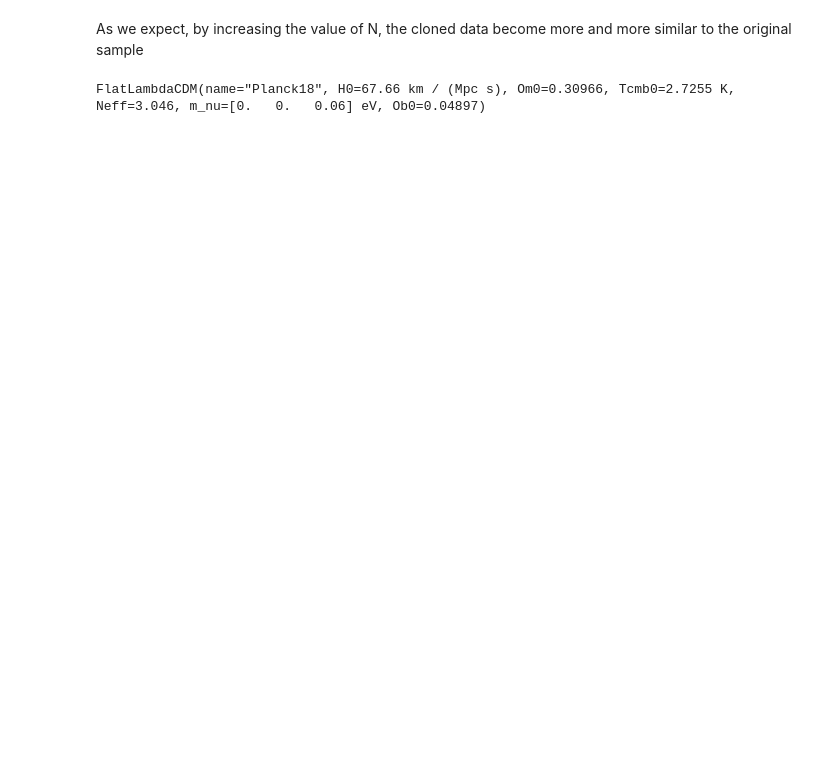
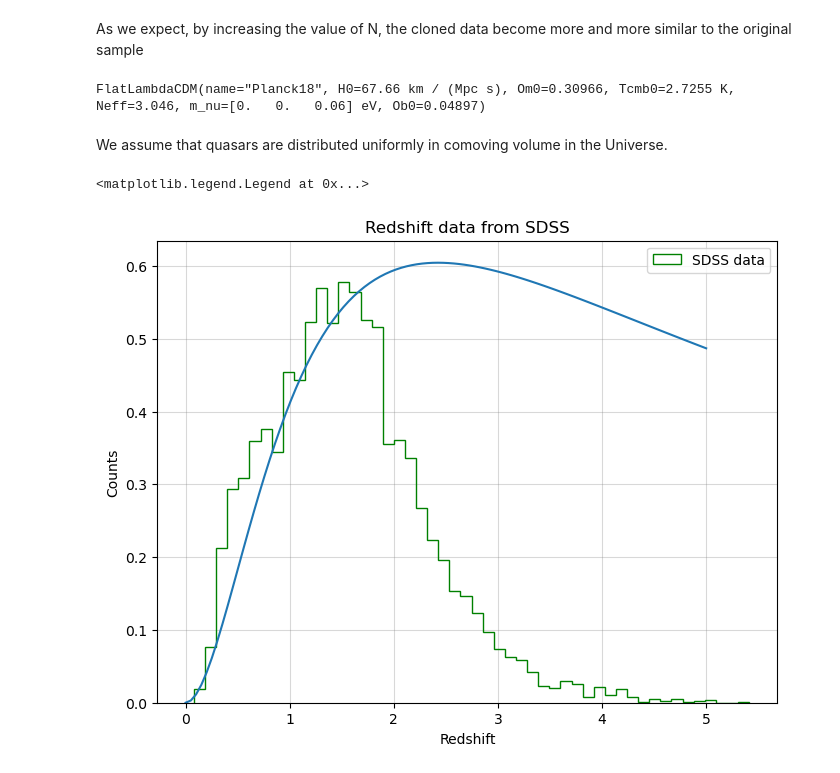
Before and after one commit to Isabella-Famoso/astrostatistics_bicocca_2024, a Jupyter notebook: working/L04/Cloning quasars.ipynb, the cells around one changed output. Cells and saved outputs as stored; diff of their text form; code cells hidden in the pictures; blank space fills up the shorter version.

Commit message:
Upload final versione of Cloning quasars and Position quasars

```diff
--- a/working/L04/Cloning quasars.ipynb
+++ b/working/L04/Cloning quasars.ipynb
@@ -101,3 +104,47 @@ import astropy
 astropy.cosmology.Planck18
 # %% [output]
 FlatLambdaCDM(name="Planck18", H0=67.66 km / (Mpc s), Om0=0.30966, Tcmb0=2.7255 K, Neff=3.046, m_nu=[0.   0.   0.06] eV, Ob0=0.04897)
+# %% [markdown]
+We assume that quasars are distributed uniformly in comoving volume in the Universe.
+# %%
+#Define a new class and their methods
+class uniformredshift(object):
+    def __init__(self,zmax):
+        ''' Lazy loading...'''
+        self._norm = None
+        self._pdfmax = None
+        self.zmax=zmax
+
+    def _eval(self,z_vals):
+        '''Unnormalized pdf'''
+        return ((4.*np.pi*astropy.cosmology.Planck18.differential_comoving_volume(z_vals).value))
+
+
+    def norm(self):
+        '''Compute normalization'''
+        if self._norm is None:
+            self._norm = scipy.integrate.quad( self._eval, 0, self.zmax)[0]
+        return self._norm
+
+
+    def eval(self, z_vals):
+        return self._eval(z_vals)/self.norm()
+
+        return np.array(zsample)
+# %%
+fig3 = plt.figure(figsize=(8,6))
+ax3 = fig3.gca()
+ax3.hist(z, bins = nbins, density = True, color = 'green', histtype = 'step', label = 'SDSS data')
+ax3.grid(alpha=0.3, c = 'grey')
+ax3.set_xlabel('Redshift')
+ax3.set_ylabel('Counts')
+ax3.set_title('Redshift data from SDSS')
+
+redshiftpdf = uniformredshift(zmax = 5)
+
+w = np.linspace(0, 5, 100)
+ax3.plot(w, 2.4*redshiftpdf.eval(w)) ###   Arbitrary normalization, just matching by eye
+ax3.legend()
+# %% [output]
+<matplotlib.legend.Legend at 0x...>
+[figure, added]
```
Also changed, not shown: parts of 5 cells of this notebook, 1 other file.
